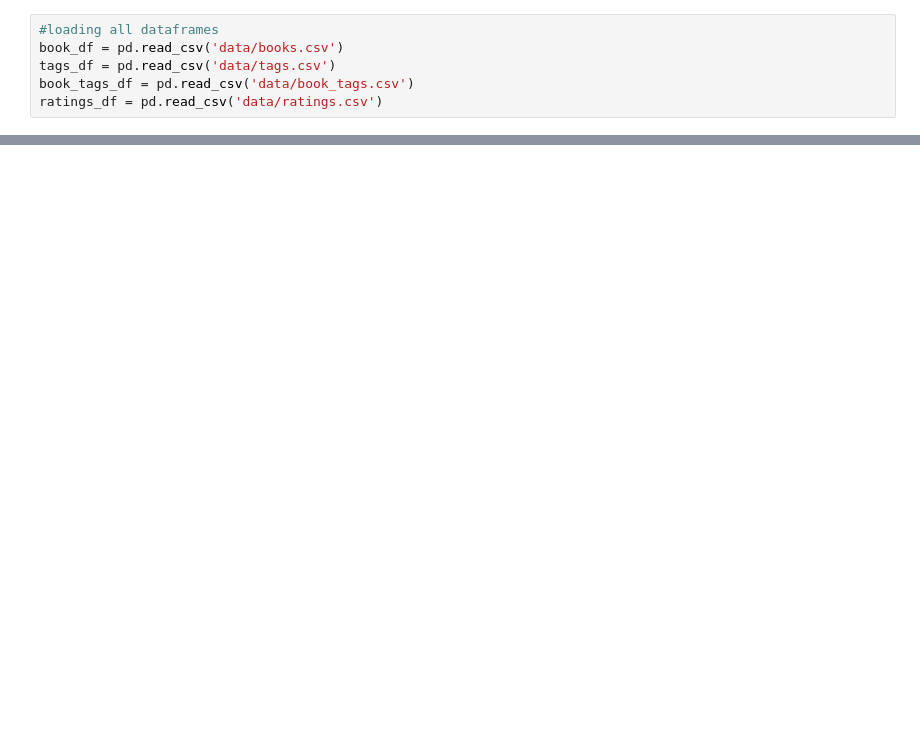
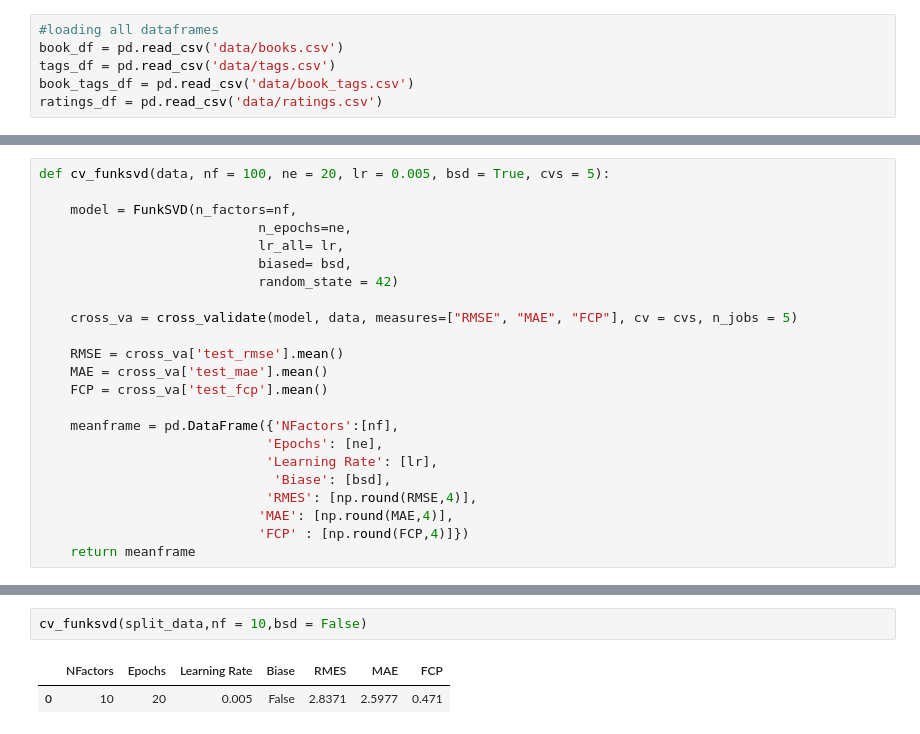
Before and after one commit to CamelSal/BookRecommender, a Jupyter notebook: SVD_Modeling.ipynb, the cells around one changed output, grey strips where cells are left out. Cells and saved outputs as stored; diff of their text form; blank space fills up the shorter version.

```diff
--- a/SVD_Modeling.ipynb
+++ b/SVD_Modeling.ipynb
@@ -448,0 +73,23 @@ llrate_df = pd.read_csv('llrate_backup.csv', index_col= 0 )
+# %%
+def cv_funksvd(data, nf = 100, ne = 20, lr = 0.005, bsd = True, cvs = 5):
+
+    model = FunkSVD(n_factors=nf,
+                            n_epochs=ne,
+                            lr_all= lr,
+                            biased= bsd,
+                            random_state = 42)
+
+    cross_va = cross_validate(model, data, measures=["RMSE", "MAE", "FCP"], cv = cvs, n_jobs = 5)
+
+    RMSE = cross_va['test_rmse'].mean()
+    MAE = cross_va['test_mae'].mean()
+    FCP = cross_va['test_fcp'].mean()
+
+    meanframe = pd.DataFrame({'NFactors':[nf],
+                             'Epochs': [ne],
+                             'Learning Rate': [lr],
+                              'Biase': [bsd],
+                             'RMES': [np.round(RMSE,4)],
+                            'MAE': [np.round(MAE,4)],
+                            'FCP' : [np.round(FCP,4)]})
+    return meanframe
@@ -448,0 +156,5 @@ llrate_df = pd.read_csv('llrate_backup.csv', index_col= 0 )
+# %%
+cv_funksvd(split_data,nf = 10,bsd = False)
+# %% [output]
+|  | NFactors | Epochs | Learning Rate | Biase | RMES | MAE | FCP |
+| 0 | 10 | 20 | 0.005 | False | 2.8371 | 2.5977 | 0.471 |
```
Also changed, not shown: parts of 61 cells of this notebook.
